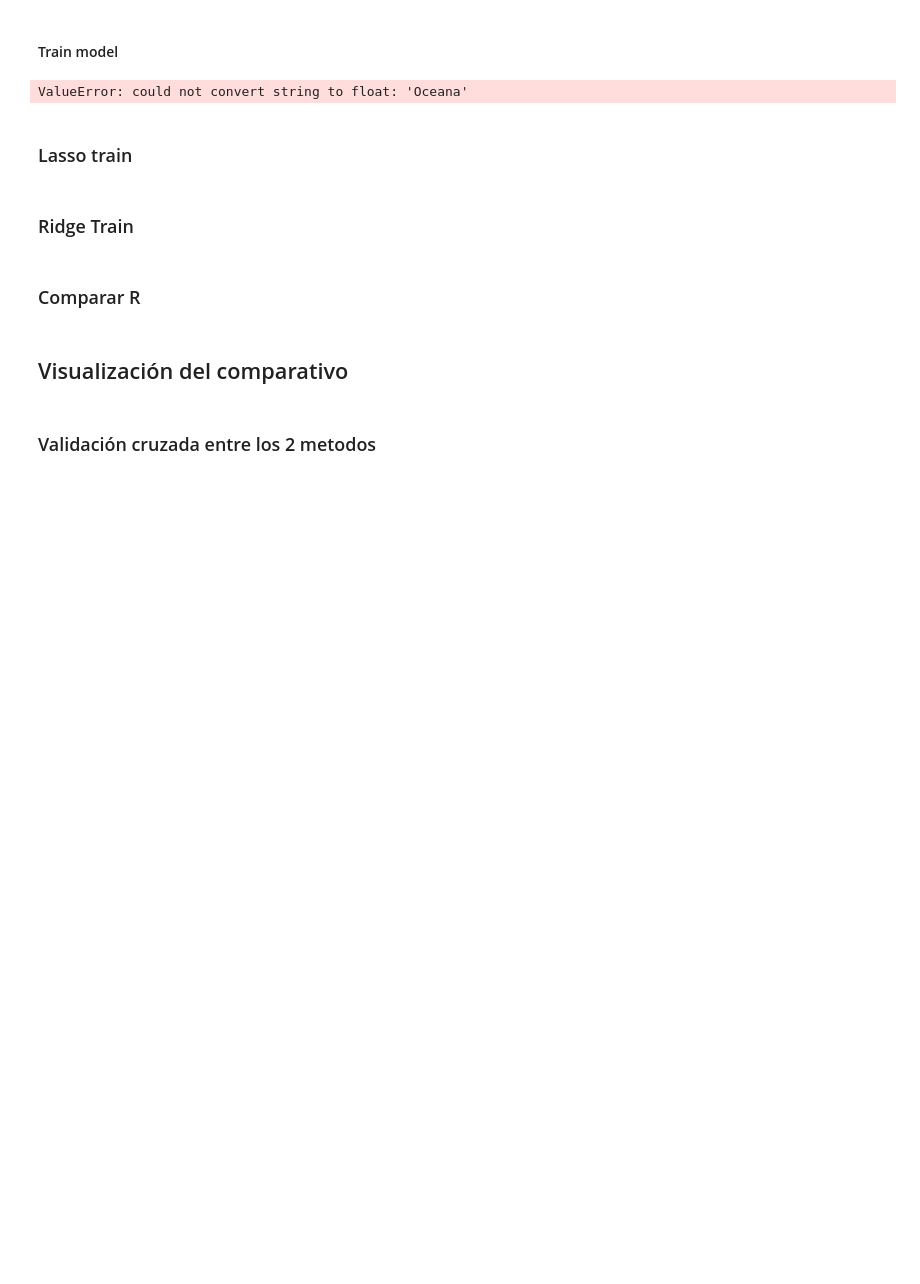
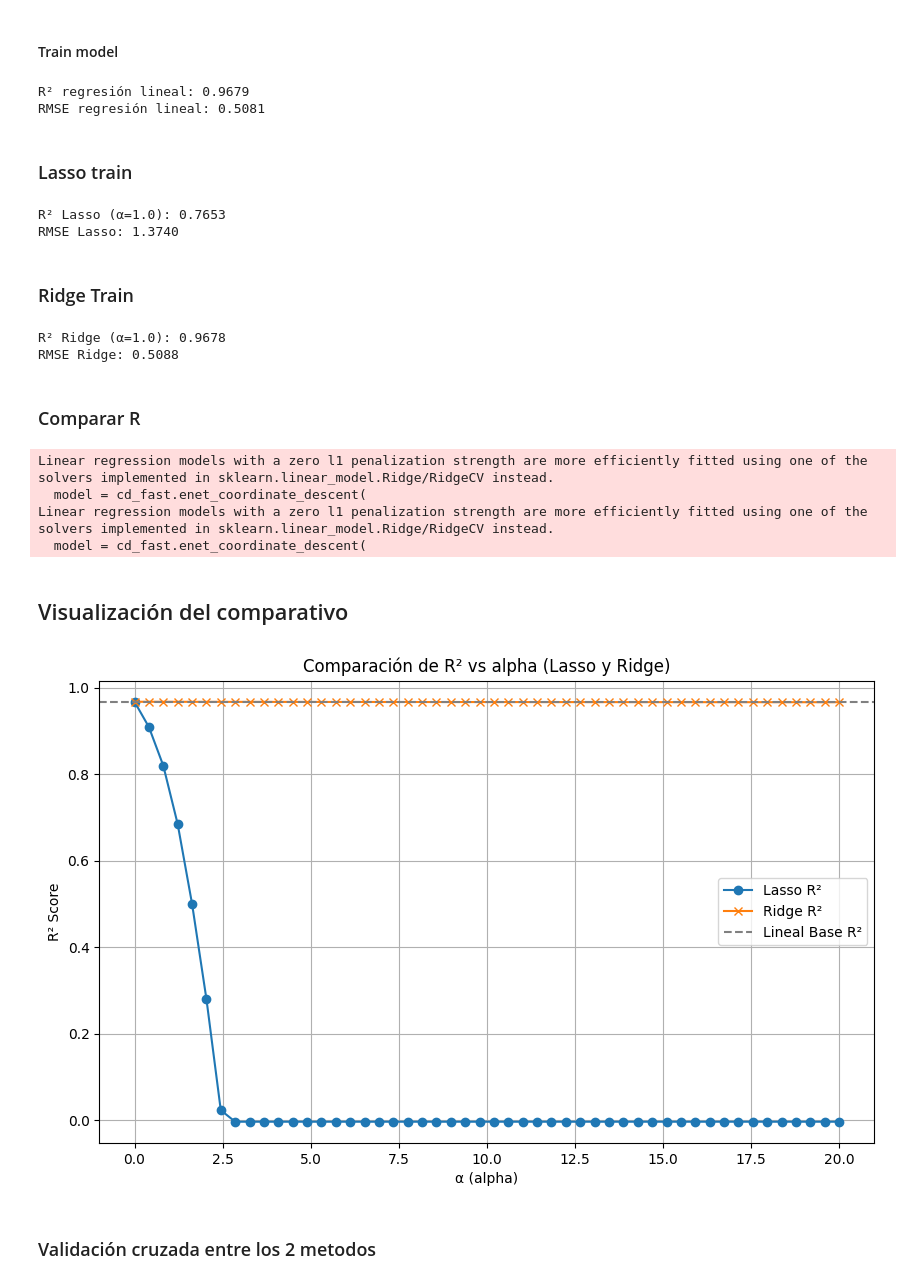
Before and after one commit to 4GeeksAcademy/ViceVareles_Bea_Intro_ML, a Jupyter notebook: src/03-linear-regression-reg.ipynb, the cells around one changed output. Saved outputs shown, nothing was run; the diff lists cells and outputs as text; code cells hidden in the pictures; blank space fills up the shorter version.

```diff
--- a/src/03-linear-regression-reg.ipynb
+++ b/src/03-linear-regression-reg.ipynb
@@ -147,37 +288,46 @@ X_train, X_test, y_train, y_test = train_test_split(X, y, test_size=0.2, random_
 # %% [markdown]
 #### Train model
 # %%
-lr = LinearRegression()
-lr.fit(X_train, y_train)
-
-y_pred_lr = lr.predict(X_test)
-y_pred_lr.score
+lr = LinearRegression() # Entrenar el modelo con los datos escalados
+lr.fit(X_train_scaled, y_train)
+y_pred_lr = lr.predict(X_test_scaled) # Predecir sobre test
+r2 = r2_score(y_test, y_pred_lr) # Evaluar el modelo
+rmse = root_mean_squared_error(y_test, y_pred_lr)
+print(f"R² regresión lineal: {r2:.4f}")
+print(f"RMSE regresión lineal: {rmse:.4f}")
 # %% [output]
-ValueError: could not convert string to float: 'Oceana'
+R² regresión lineal: 0.9679
+RMSE regresión lineal: 0.5081
 # %% [markdown]
 ### Lasso train
 # %%
 lasso = Lasso(alpha=1.0)
-lasso.fit(X_train, y_train)
+lasso.fit(X_train_scaled, y_train)
 
-y_pred_lasso = lasso.predict(X_test)
+y_pred_lasso = lasso.predict(X_test_scaled)
 r2_lasso = r2_score(y_test, y_pred_lasso)
-rmse_lasso = np.sqrt(mean_squared_error(y_test, y_pred_lasso))
+rmse_lasso = root_mean_squared_error(y_test, y_pred_lasso)
 
 print(f"R² Lasso (α=1.0): {r2_lasso:.4f}")
 print(f"RMSE Lasso: {rmse_lasso:.4f}")
+# %% [output]
+R² Lasso (α=1.0): 0.7653
+RMSE Lasso: 1.3740
 # %% [markdown]
 ### Ridge Train
 # %%
 ridge = Ridge(alpha=1.0)
-ridge.fit(X_train, y_train)
+ridge.fit(X_train_scaled, y_train)
 
-y_pred_ridge = ridge.predict(X_test)
+y_pred_ridge = ridge.predict(X_test_scaled)
 r2_ridge = r2_score(y_test, y_pred_ridge)
-rmse_ridge = np.sqrt(mean_squared_error(y_test, y_pred_ridge))
+rmse_ridge = root_mean_squared_error(y_test, y_pred_ridge)
 
 print(f"R² Ridge (α=1.0): {r2_ridge:.4f}")
 print(f"RMSE Ridge: {rmse_ridge:.4f}")
+# %% [output]
+R² Ridge (α=1.0): 0.9678
+RMSE Ridge: 0.5088
 # %% [markdown]
 ### Comparar R
 # %%
@@ -190,24 +340,31 @@ for alpha in alphas:
     lasso = Lasso(alpha=alpha, max_iter=10000)
     ridge = Ridge(alpha=alpha)
 
-    lasso.fit(X_train, y_train)
-    ridge.fit(X_train, y_train)
+    lasso.fit(X_train_scaled, y_train)
+    ridge.fit(X_train_scaled, y_train)
 
-    r2_lasso_list.append(r2_score(y_test, lasso.predict(X_test)))
-    r2_ridge_list.append(r2_score(y_test, ridge.predict(X_test)))
+    r2_lasso_list.append(r2_score(y_test, lasso.predict(X_test_scaled)))
+    r2_ridge_list.append(r2_score(y_test, ridge.predict(X_test_scaled)))
+# %% [output]
+Linear regression models with a zero l1 penalization strength are more efficiently fitted using one of the solvers implemented in sklearn.linear_model.Ridge/RidgeCV instead.
+  model = cd_fast.enet_coordinate_descent(
+Linear regression models with a zero l1 penalization strength are more efficiently fitted using one of the solvers implemented in sklearn.linear_model.Ridge/RidgeCV instead.
+  model = cd_fast.enet_coordinate_descent(
 # %% [markdown]
 ## Visualización del comparativo
 # %%
 plt.figure(figsize=(10, 6))
 plt.plot(alphas, r2_lasso_list, label='Lasso R²', marker='o')
 plt.plot(alphas, r2_ridge_list, label='Ridge R²', marker='x')
-plt.axhline(y=r2_lr, color='gray', linestyle='--', label='Lineal Base R²')
+plt.axhline(y=r2, color='gray', linestyle='--', label='Lineal Base R²')
 plt.xlabel('α (alpha)')
 plt.ylabel('R² Score')
 plt.title('Comparación de R² vs alpha (Lasso y Ridge)')
 plt.legend()
 plt.grid(True)
 plt.show()
+# %% [output]
+[figure, added]
 # %% [markdown]
 ### Validación cruzada entre los 2 metodos
 # %%
```
Also changed, not shown: parts of 22 cells of this notebook, 2 other files.
